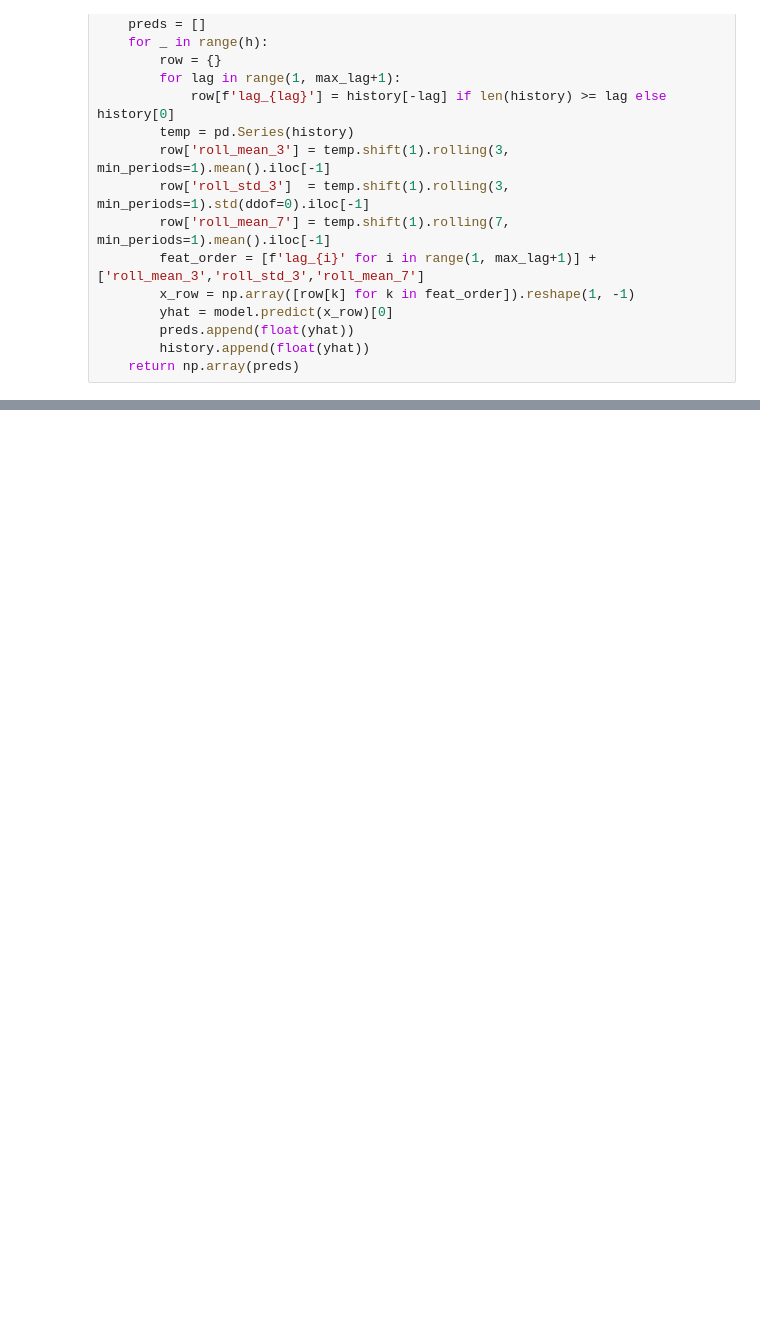
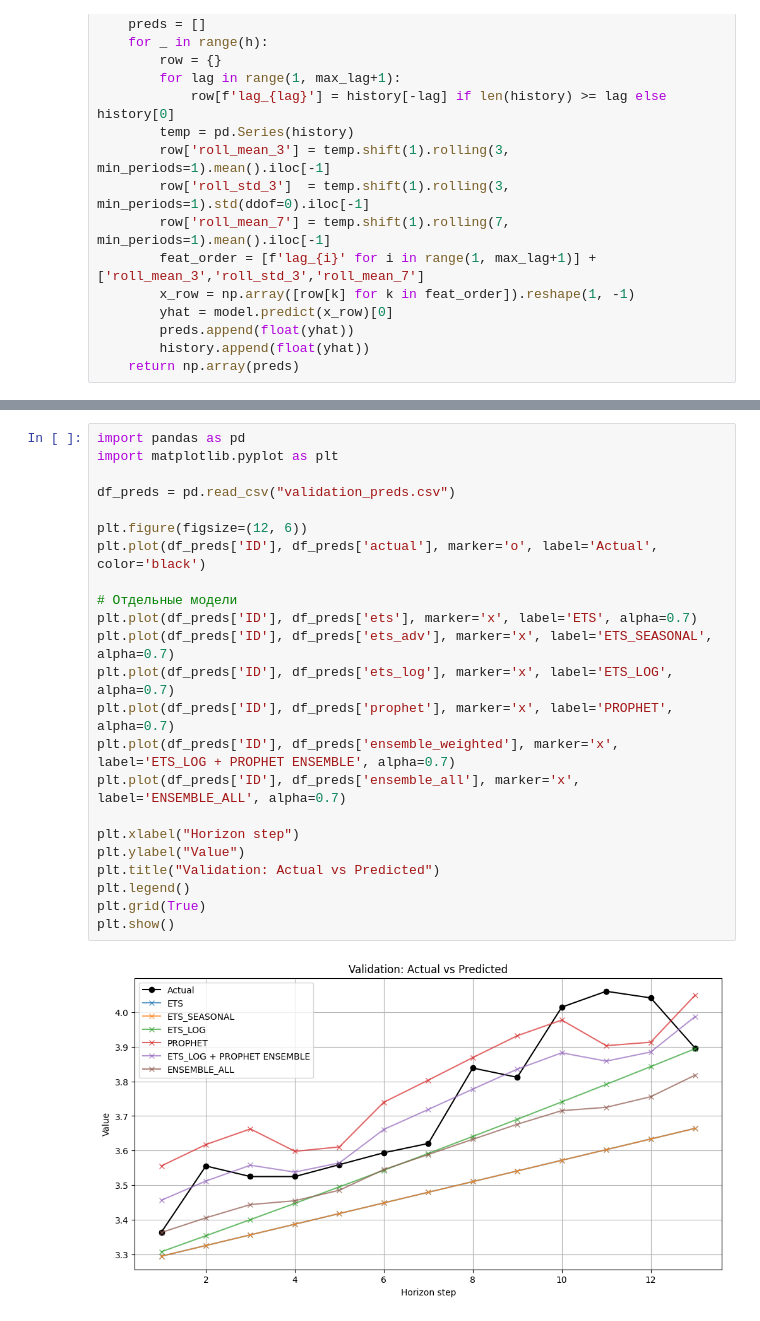
Before and after one commit to porshredbruh/SoQ-Hackathon-2025, a Jupyter notebook: variousLightModels.ipynb, the cells around one changed output, grey strips where cells are left out. Drawn from its saved outputs; the diff is of its cells as text; blank space fills up the shorter version.

```diff
--- a/variousLightModels.ipynb
+++ b/variousLightModels.ipynb
@@ -181,0 +387,25 @@ Saved predictions to validation_preds.csv
+# %%
+import pandas as pd
+import matplotlib.pyplot as plt
+
+df_preds = pd.read_csv("validation_preds.csv")
+
+plt.figure(figsize=(12, 6))
+plt.plot(df_preds['ID'], df_preds['actual'], marker='o', label='Actual', color='black')
+
+# Отдельные модели
+plt.plot(df_preds['ID'], df_preds['ets'], marker='x', label='ETS', alpha=0.7)
+plt.plot(df_preds['ID'], df_preds['ets_adv'], marker='x', label='ETS_SEASONAL', alpha=0.7)
+plt.plot(df_preds['ID'], df_preds['ets_log'], marker='x', label='ETS_LOG', alpha=0.7)
+plt.plot(df_preds['ID'], df_preds['prophet'], marker='x', label='PROPHET', alpha=0.7)
+plt.plot(df_preds['ID'], df_preds['ensemble_weighted'], marker='x', label='ETS_LOG + PROPHET ENSEMBLE', alpha=0.7)
+plt.plot(df_preds['ID'], df_preds['ensemble_all'], marker='x', label='ENSEMBLE_ALL', alpha=0.7)
+
+plt.xlabel("Horizon step")
+plt.ylabel("Value")
+plt.title("Validation: Actual vs Predicted")
+plt.legend()
+plt.grid(True)
+plt.show()
+# %% [output]
+[figure, added]
```
Also changed, not shown: parts of 19 cells of this notebook.
